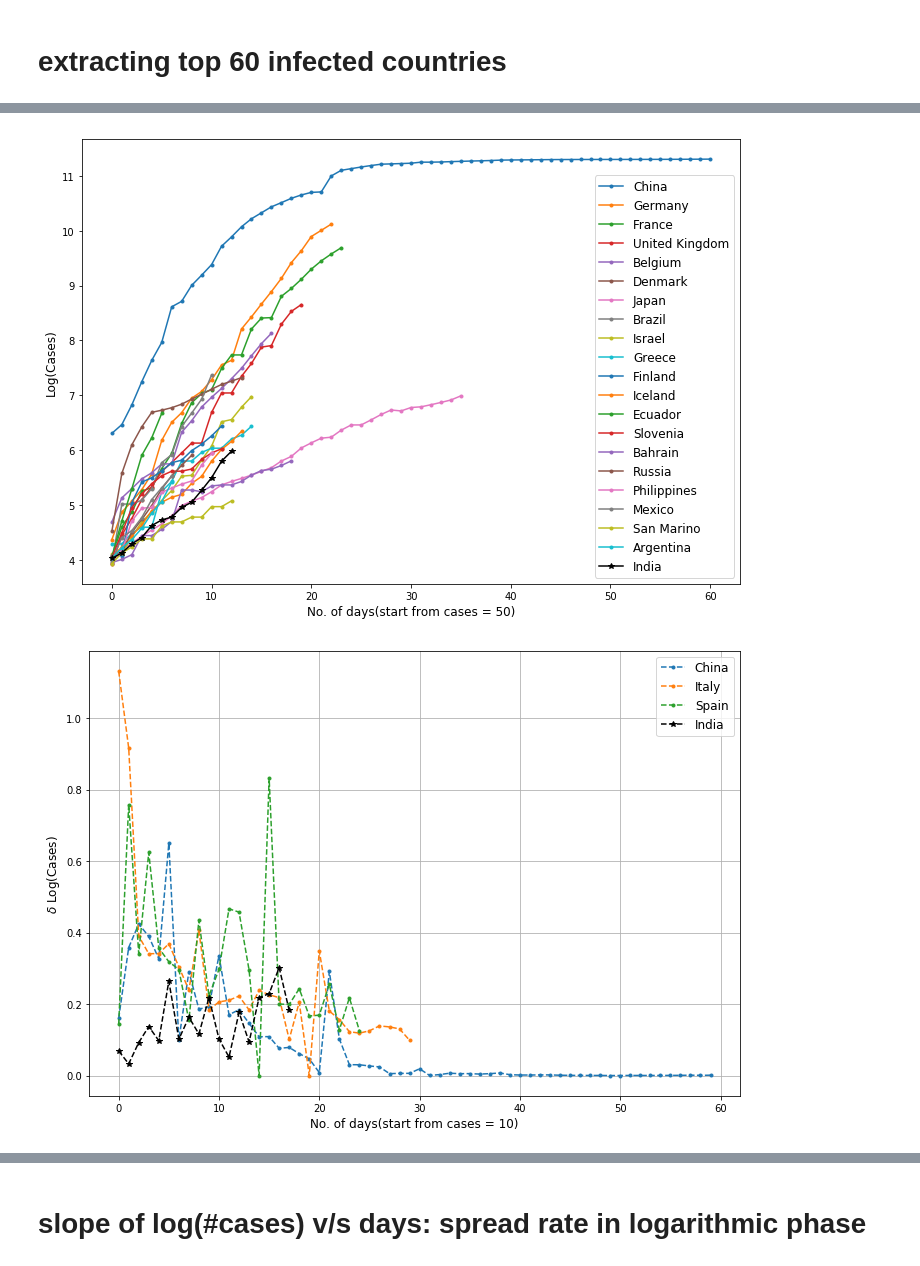
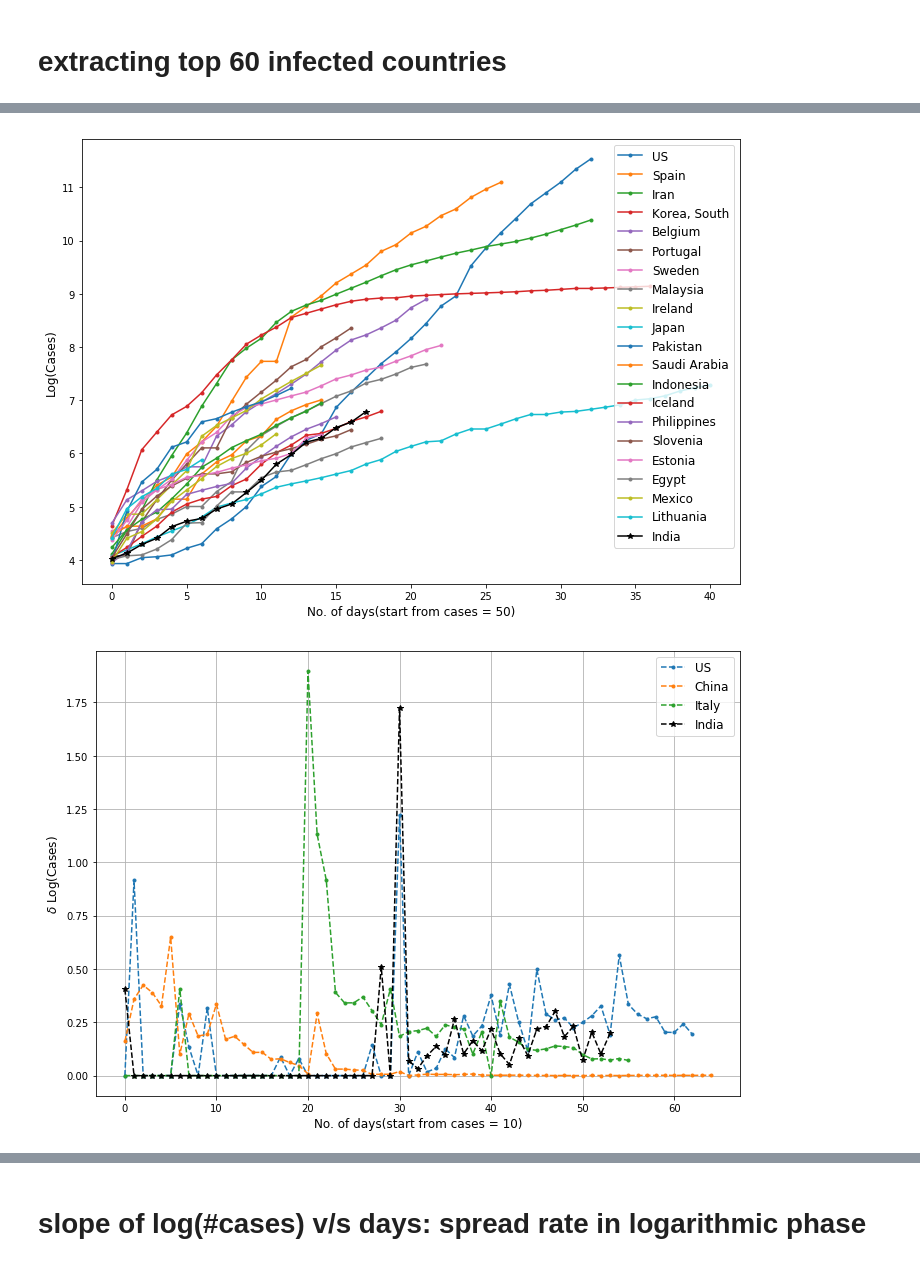
Before and after one commit to srashtig/covid-19-icts, a Jupyter notebook: countries-spread-rate/analysis.ipynb, the cells around one changed output, grey strips where cells are left out. Drawn from its saved outputs; the diff is of its cells as text; code cells hidden in the pictures.

Commit message:
added temp and population data n code

```diff
--- a/countries-spread-rate/analysis.ipynb
+++ b/countries-spread-rate/analysis.ipynb
@@ -14,12 +14,14 @@ import pycountry
 # importing time series datasets of confirmed, recovered and deaths
 # %%
 dir_path = '.'
-df_confirmed = pd.read_csv('time_series_19-covid-Confirmed.csv')
-df_recovered = pd.read_csv("time_series_19-covid-Recovered.csv")
-df_deaths = pd.read_csv("time_series_19-covid-Deaths.csv")
+url='https://raw.githubusercontent.com/CSSEGISandData/COVID-19/master/csse_covid_19_data/csse_covid_19_time_series/'
+df_confirmed = pd.read_csv(url + 'time_series_covid19_confirmed_global.csv',error_bad_lines=False)  #( time_series_19-covid-Confirmed.csv)
+df_recovered = pd.read_csv(url + 'time_series_covid19_recovered_global.csv',error_bad_lines=False) #pd.read_csv("time_series_19-covid-Recovered.csv")
+df_deaths = pd.read_csv(url + 'time_series_covid19_deaths_global.csv',error_bad_lines=False) #pd.read_csv("time_series_19-covid-Deaths.csv")
 df_confirmed.rename(columns={'Country/Region':'Country'}, inplace=True)
 df_recovered.rename(columns={'Country/Region':'Country'}, inplace=True)
 df_deaths.rename(columns={'Country/Region':'Country'}, inplace=True)
+#df = pd.read_csv(url, error_bad_lines=False)
 # %%
 df_confirmed.head()
 # %% [output]
@@ -50,7 +52,7 @@ df_confirmed.head()
 # %% [markdown]
 # extracting top 60 infected countries
 # %%
-top_affected_countries=df_confirmed.sort_values(['3/20/20'],ascending=False).index[:63].values
+top_affected_countries=df_confirmed.sort_values(['3/26/20'],ascending=False).index[:63].values #20/20
 top_affected_countries=np.delete(top_affected_countries,[62,59,58,57,55])
 
 top_affected_countries
@@ -133,21 +135,21 @@ plt.ylabel('Log(Cases)',fontsize=12)
 plt.tight_layout()
 plt.savefig('timeseries.pdf')
 # %% [output]
-[figure, old version]
+[figure, new version]
 # %%
 plt.figure(figsize=(10,7))
 idx=np.where(top_affected_countries== 'India')[0][0]
-[plt.plot(np.diff(np.log(confirmed_mat[i,confirmed_mat[i,:]>10])),'.--',label=top_affected_countries[i]) for i in range(0,3)]
-plt.plot(np.diff(np.log(confirmed_mat[idx,confirmed_mat[idx,:]>10])),'k*--',label=top_affected_countries[idx])
+[plt.plot(np.diff(np.log(confirmed_mat[i,confirmed_mat[i,:]>1])),'.--',label=top_affected_countries[i]) for i in range(0,3)]
+plt.plot(np.diff(np.log(confirmed_mat[idx,confirmed_mat[idx,:]>1])),'k*--',label=top_affected_countries[idx])
 plt.legend(fontsize=12)
 plt.xlabel('No. of days(start from cases = 10)',fontsize=12)
 plt.ylabel('$\delta$ Log(Cases)',fontsize=12)
 plt.grid()
 #plt.yscale('log')
 plt.tight_layout()
 plt.savefig('time_deriv.pdf')
 # %% [output]
-[figure, old version]
+[figure, new version]
 # %%
 def plot_cases(confirmed_mat,thr=5,top_affected_countries=top_affected_countries):
     l=len(top_affected_countries)
```
Also changed, not shown: parts of 22 cells of this notebook, 15 other files.
